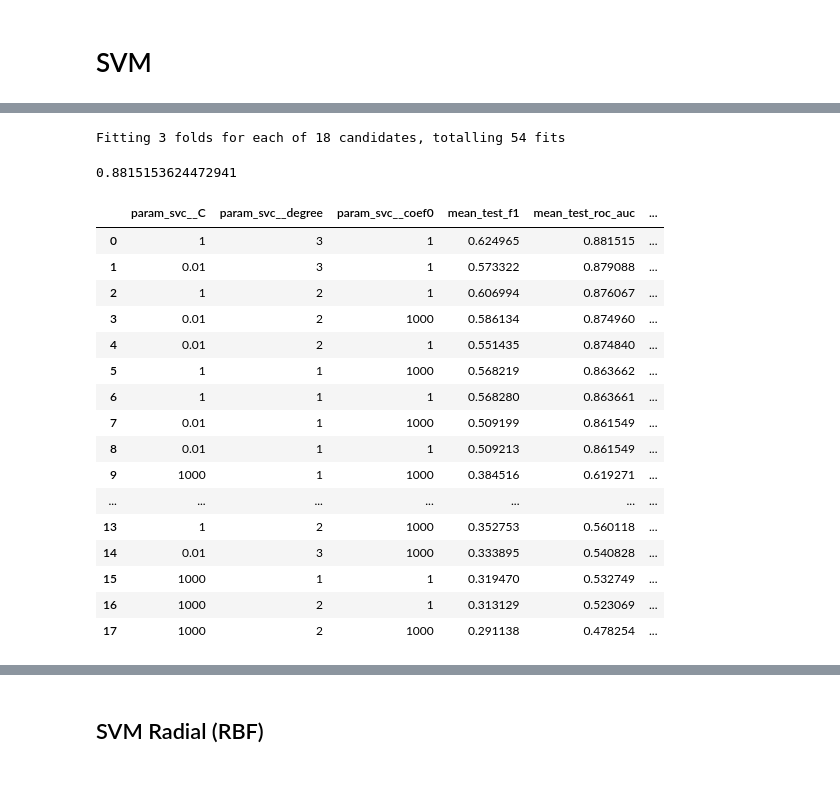
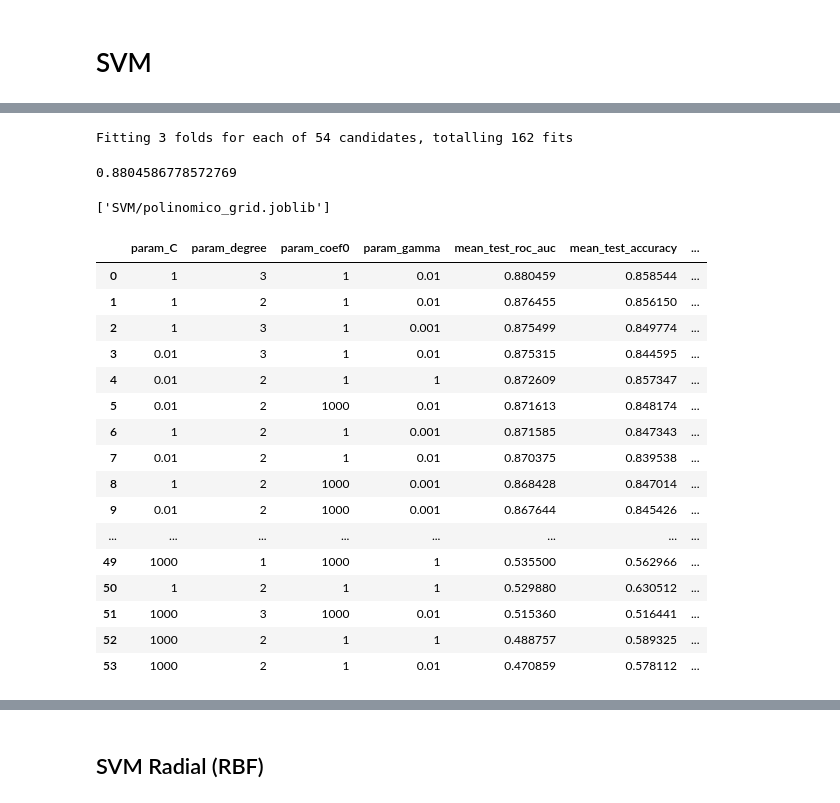
Before and after one commit to fdelu/orga-de-datos, a Jupyter notebook: parte_2/SVM.ipynb, the cells around one changed output, grey strips where cells are left out. Saved outputs shown, nothing was run; the diff lists cells and outputs as text; code cells hidden in the pictures.

Commit message:
Fix AUC-ROC en NB, cambio entrenamiento de SVM

```diff
--- a/parte_2/SVM.ipynb
+++ b/parte_2/SVM.ipynb
@@ -31,12 +43,15 @@ def tabla(grid, params):
 # %%
 initialize_dataset()
+
 df_features = pd.read_csv("datasets/df_features.csv", low_memory = False, index_col = "id")
-df_target = pd.read_csv("datasets/df_target.csv", low_memory=False, index_col = "id")
+df_target = pd.read_csv("datasets/df_target.csv", low_memory = False, index_col = "id")
 
-initialize_dataset()
 common(df_features, df_target)
 viento_trigonometrico(df_features)
-# El barrio tiene 49 valores distintos. Para no tener que hacer one hoy con 48 columnas nuevas, uso hashing trick
+# El barrio tiene 49 valores distintos. Para no tener que hacer one hoy con 48 columnas nuevas, uso hashing trick/
+# En total quedan 47 features luego de esto
 df_features = hashing_trick(df_features, 24, "barrio")
-pipe = standarizer()
-pipe = simple_imputer(pipe)
+pipe = iterative_imputer()
+pipe = standarizer(pipe)
+
+X_train, X_test, Y_train, Y_test = train_test_split(df_features, df_target, test_size = 0.20, random_state = 123)
@@ -43,33 +63,42 @@ pipe = simple_imputer(pipe)
 # %%
-pipe.steps.append(('svc', SVC(kernel = 'poly', random_state = 123, max_iter=100000)))
+X_grid = pipe.fit_transform(X_train)
 
-# Usamos Grid search y cross validation. Decidimos en este caso usar el valor de gamma por defecto, ya que el entrenamiento tarda muchísimo
-grid = GridSearchCV(pipe, param_grid = {"svc__C": [0.01, 1, 1000], "svc__coef0": [1, 1000], "svc__degree": [1, 2, 3]},
-                    verbose = 1, n_jobs = -1, cv = StratifiedKFold(3), scoring = SCORINGS, refit = METRIC)
+grid = GridSearchCV(SVC(kernel = 'poly', random_state = 123, max_iter=100000),
+                    param_grid = {
+                        "C": [0.01, 1, 1000],
+                        "coef0": [1, 1000],
+                        "degree": [1, 2, 3],
+                        "gamma": [0.001, 0.01, 1]
+                    },
+                    verbose = 1, n_jobs = -1, cv = 3, scoring = SCORINGS, refit = METRIC)
 
-grid.fit(df_features, df_target.values.ravel())
+grid.fit(X_grid, Y_train.values.ravel())
 
 grid.best_score_
 # %% [output]
-Fitting 3 folds for each of 18 candidates, totalling 54 fits
+Fitting 3 folds for each of 54 candidates, totalling 162 fits
-0.8815153624472941
+0.8804586778572769
+# %%
+dump(grid, 'SVM/polinomico_grid.joblib')
+# %% [output]
+['SVM/polinomico_grid.joblib']
 # %%
-tabla(grid, ["C", "degree", "coef0"])
+grid_table(grid, ["C", "degree", "coef0", "gamma"])
 # %% [output]
-|  | param_svc__C | param_svc__degree | param_svc__coef0 | mean_test_f1 | mean_test_roc_auc | ... |
-| 0 | 1 | 3 | 1 | 0.624965 | 0.881515 | ... |
-| 1 | 0.01 | 3 | 1 | 0.573322 | 0.879088 | ... |
-| 2 | 1 | 2 | 1 | 0.606994 | 0.876067 | ... |
-| 3 | 0.01 | 2 | 1000 | 0.586134 | 0.874960 | ... |
-| 4 | 0.01 | 2 | 1 | 0.551435 | 0.874840 | ... |
-| 5 | 1 | 1 | 1000 | 0.568219 | 0.863662 | ... |
-| 6 | 1 | 1 | 1 | 0.568280 | 0.863661 | ... |
-| 7 | 0.01 | 1 | 1000 | 0.509199 | 0.861549 | ... |
-| 8 | 0.01 | 1 | 1 | 0.509213 | 0.861549 | ... |
-| 9 | 1000 | 1 | 1000 | 0.384516 | 0.619271 | ... |
-| ... | ... | ... | ... | ... | ... | ... |
-| 13 | 1 | 2 | 1000 | 0.352753 | 0.560118 | ... |
-| 14 | 0.01 | 3 | 1000 | 0.333895 | 0.540828 | ... |
-| 15 | 1000 | 1 | 1 | 0.319470 | 0.532749 | ... |
-| 16 | 1000 | 2 | 1 | 0.313129 | 0.523069 | ... |
-| 17 | 1000 | 2 | 1000 | 0.291138 | 0.478254 | ... |
+|  | param_C | param_degree | param_coef0 | param_gamma | mean_test_roc_auc | mean_test_accuracy | ... |
+| 0 | 1 | 3 | 1 | 0.01 | 0.880459 | 0.858544 | ... |
+| 1 | 1 | 2 | 1 | 0.01 | 0.876455 | 0.856150 | ... |
+| 2 | 1 | 3 | 1 | 0.001 | 0.875499 | 0.849774 | ... |
+| 3 | 0.01 | 3 | 1 | 0.01 | 0.875315 | 0.844595 | ... |
+| 4 | 0.01 | 2 | 1 | 1 | 0.872609 | 0.857347 | ... |
+| 5 | 0.01 | 2 | 1000 | 0.01 | 0.871613 | 0.848174 | ... |
+| 6 | 1 | 2 | 1 | 0.001 | 0.871585 | 0.847343 | ... |
+| 7 | 0.01 | 2 | 1 | 0.01 | 0.870375 | 0.839538 | ... |
+| 8 | 1 | 2 | 1000 | 0.001 | 0.868428 | 0.847014 | ... |
+| 9 | 0.01 | 2 | 1000 | 0.001 | 0.867644 | 0.845426 | ... |
+| ... | ... | ... | ... | ... | ... | ... | ... |
+| 49 | 1000 | 1 | 1000 | 1 | 0.535500 | 0.562966 | ... |
+| 50 | 1 | 2 | 1 | 1 | 0.529880 | 0.630512 | ... |
+| 51 | 1000 | 3 | 1000 | 0.01 | 0.515360 | 0.516441 | ... |
+| 52 | 1000 | 2 | 1 | 1 | 0.488757 | 0.589325 | ... |
+| 53 | 1000 | 2 | 1 | 0.01 | 0.470859 | 0.578112 | ... |
```
Also changed, not shown: parts of 19 cells of this notebook, 6 other files.
